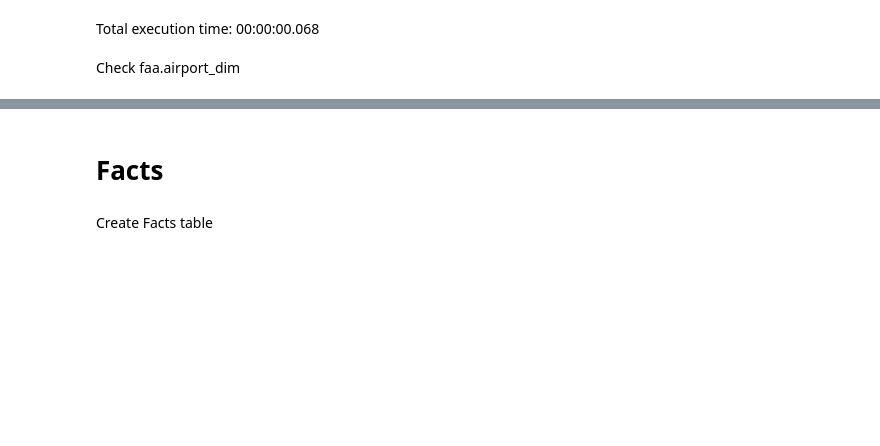
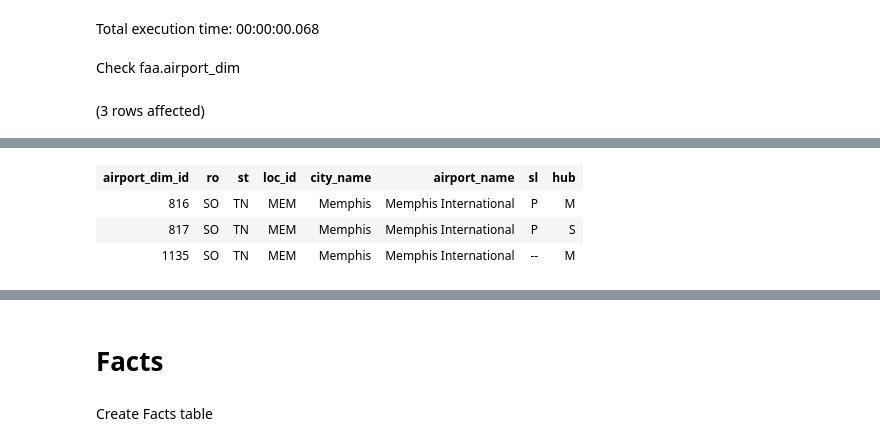
Before and after one commit to psrc/trends-airports, a Jupyter notebook: elmer/sql-server/notebook-faa-cargo.ipynb, the cells around one changed output, grey strips where cells are left out. Cells and saved outputs as stored; diff of their text form; code cells hidden in the pictures; blank space fills up the shorter version.

```diff
--- a/elmer/sql-server/notebook-faa-cargo.ipynb
+++ b/elmer/sql-server/notebook-faa-cargo.ipynb
@@ -69,4 +109,7 @@ Total execution time: 00:00:00.068
 Check faa.airport_dim
 # %%
 SELECT *
-FROM faa.airport_dims;
+FROM Elmer.faa.airport_dims
+WHERE loc_id = 'MEM';
+# %% [output]
+(3 rows affected)
@@ -72,0 +117,4 @@ FROM faa.airport_dims;
+| airport_dim_id | ro | st | loc_id | city_name | airport_name | sl | hub |
+| 816 | SO | TN | MEM | Memphis | Memphis International | P | M |
+| 817 | SO | TN | MEM | Memphis | Memphis International | P | S |
+| 1135 | SO | TN | MEM | Memphis | Memphis International | -- | M |
```
Also changed, not shown: parts of 10 cells of this notebook, 4 other files.
